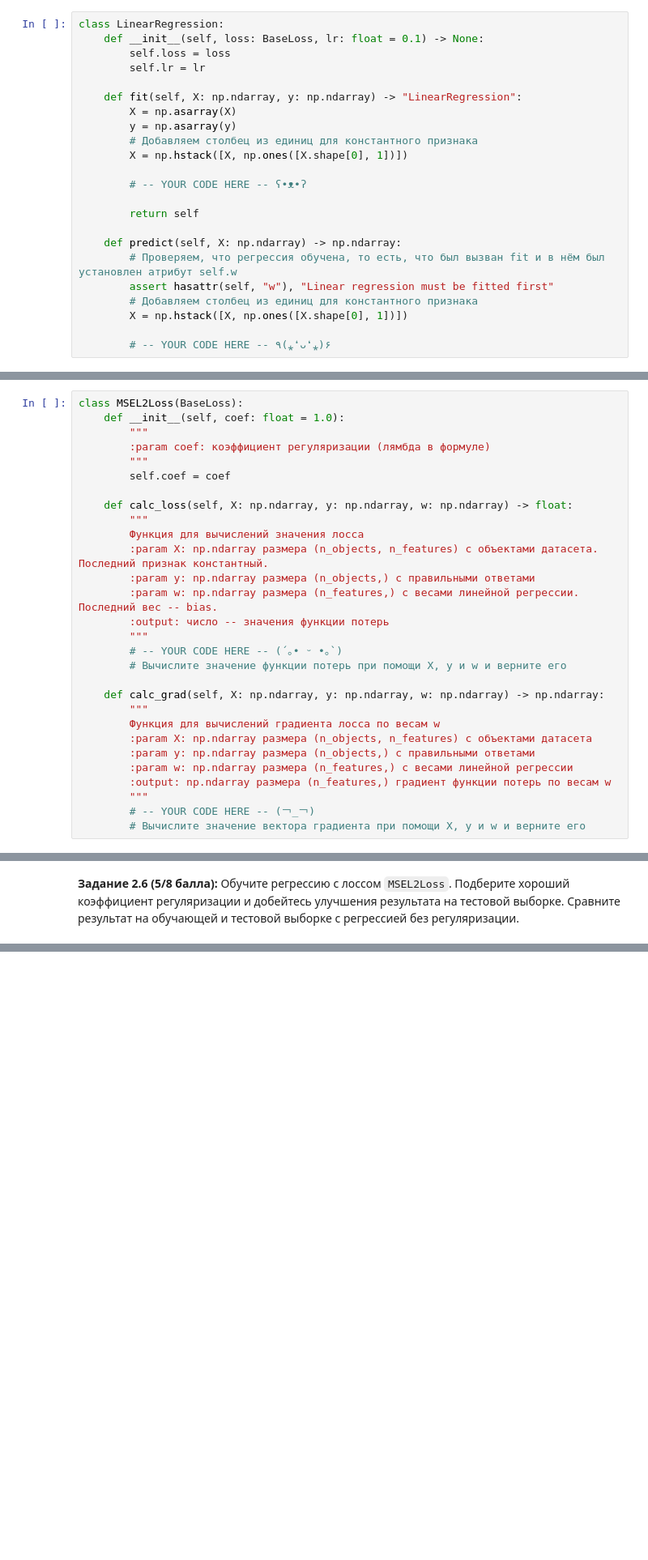
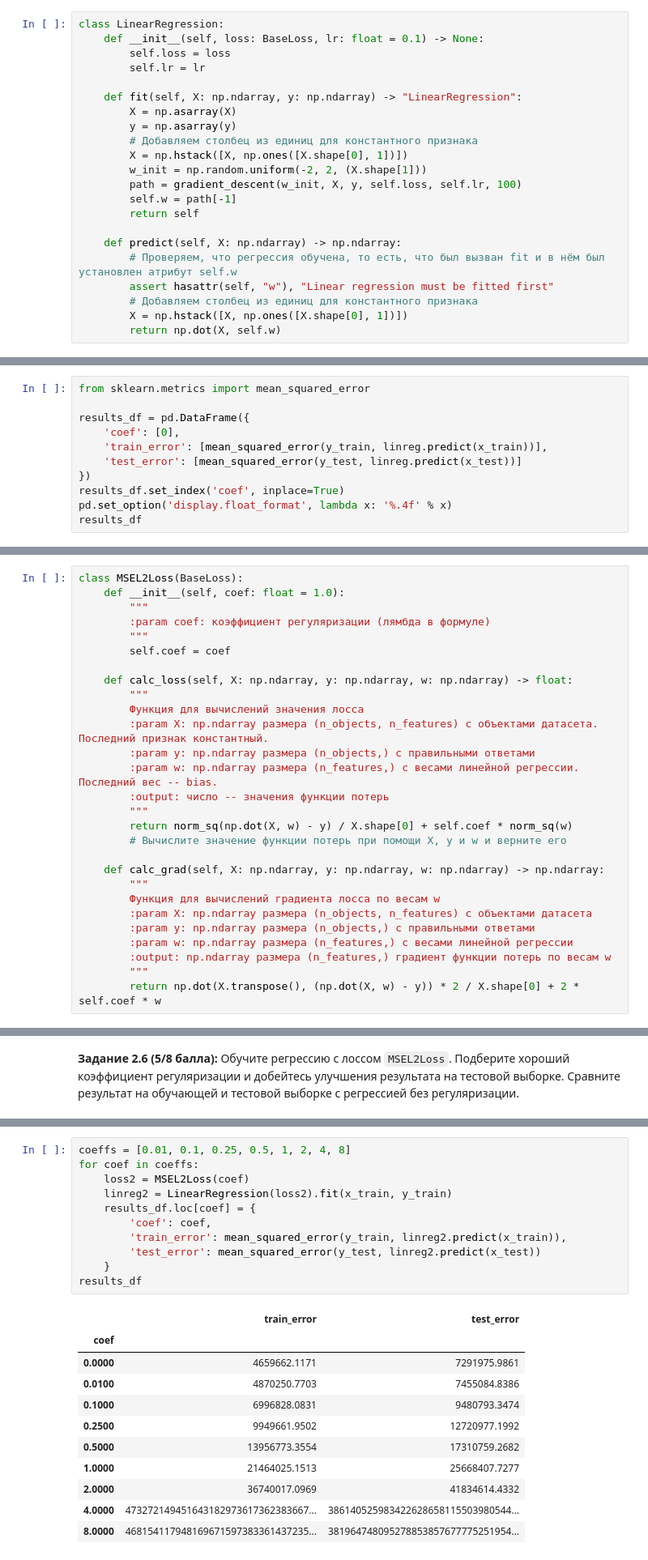
Before and after one commit to Bosbobos/IAD, a Jupyter notebook: MachineLeariningBasics/hw05_gd/hw05_gd.ipynb, the cells around one changed output, grey strips where cells are left out. Shown at 81% size. Cells and saved outputs as stored; diff of their text form; blank space fills up the shorter version.

```diff
--- a/MachineLeariningBasics/hw05_gd/hw05_gd.ipynb
+++ b/MachineLeariningBasics/hw05_gd/hw05_gd.ipynb
@@ -494,9 +499,9 @@ class LinearRegression:
         y = np.asarray(y)
         # Добавляем столбец из единиц для константного признака
         X = np.hstack([X, np.ones([X.shape[0], 1])])
-
-        # -- YOUR CODE HERE -- ʕ•ᴥ•ʔ
-
+        w_init = np.random.uniform(-2, 2, (X.shape[1]))
+        path = gradient_descent(w_init, X, y, self.loss, self.lr, 100)
+        self.w = path[-1]
         return self
 
     def predict(self, X: np.ndarray) -> np.ndarray:
@@ -504,8 +509,7 @@ class LinearRegression:
         assert hasattr(self, "w"), "Linear regression must be fitted first"
         # Добавляем столбец из единиц для константного признака
         X = np.hstack([X, np.ones([X.shape[0], 1])])
-
-        # -- YOUR CODE HERE -- ٩(⁎❛ᴗ❛⁎)۶
+        return np.dot(X, self.w)
 # %% [markdown]
 Теперь у нас есть наш класс линейной регрессии. Более того, мы можем управлять тем, какую функцию потерь мы оптимизируем, просто передавая разные классы в параметр `loss` при инициализации.
 
@@ -552,0 +590,11 @@ from sklearn.metrics import mean_squared_error
+# %%
+from sklearn.metrics import mean_squared_error
+
+results_df = pd.DataFrame({
+    'coef': [0],
+    'train_error': [mean_squared_error(y_train, linreg.predict(x_train))],
+    'test_error': [mean_squared_error(y_test, linreg.predict(x_test))]
+})
+results_df.set_index('coef', inplace=True)
+pd.set_option('display.float_format', lambda x: '%.4f' % x)
+results_df
@@ -593,7 +645,7 @@ class MSEL2Loss(BaseLoss):
         :param w: np.ndarray размера (n_features,) с весами линейной регрессии. Последний вес -- bias.
         :output: число -- значения функции потерь
         """
-        # -- YOUR CODE HERE -- (´｡• ᵕ •｡`)
+        return norm_sq(np.dot(X, w) - y) / X.shape[0] + self.coef * norm_sq(w)
         # Вычислите значение функции потерь при помощи X, y и w и верните его
 
     def calc_grad(self, X: np.ndarray, y: np.ndarray, w: np.ndarray) -> np.ndarray:
@@ -604,8 +656,7 @@ class MSEL2Loss(BaseLoss):
         :param w: np.ndarray размера (n_features,) с весами линейной регрессии
         :output: np.ndarray размера (n_features,) градиент функции потерь по весам w
         """
-        # -- YOUR CODE HERE -- (￢_￢)
-        # Вычислите значение вектора градиента при помощи X, y и w и верните его
+        return np.dot(X.transpose(), (np.dot(X, w) - y)) * 2 / X.shape[0] + 2 * self.coef * w
 # %% [markdown]
 Теперь мы можем использовать лосс с l2 регуляризацией в нашей регрессии, например, так:
 # %%
@@ -616,0 +666,23 @@ linear_regression = LinearRegression(MSEL2Loss(0.1))
+# %%
+coeffs = [0.01, 0.1, 0.25, 0.5, 1, 2, 4, 8]
+for coef in coeffs:
+    loss2 = MSEL2Loss(coef)
+    linreg2 = LinearRegression(loss2).fit(x_train, y_train)
+    results_df.loc[coef] = {
+        'coef': coef,
+        'train_error': mean_squared_error(y_train, linreg2.predict(x_train)),
+        'test_error': mean_squared_error(y_test, linreg2.predict(x_test))
+    }
+results_df
+# %% [output]
+|  | train_error | test_error |
+| coef |  |  |
+| 0.0000 | 4659662.1171 | 7291975.9861 |
+| 0.0100 | 4870250.7703 | 7455084.8386 |
+| 0.1000 | 6996828.0831 | 9480793.3474 |
+| 0.2500 | 9949661.9502 | 12720977.1992 |
+| 0.5000 | 13956773.3554 | 17310759.2682 |
+| 1.0000 | 21464025.1513 | 25668407.7277 |
+| 2.0000 | 36740017.0969 | 41834614.4332 |
+| 4.0000 | 473272149451643182973617362383667... | 386140525983422628658115503980544... |
+| 8.0000 | 468154117948169671597383361437235... | 381964748095278853857677775251954... |
```
Also changed, not shown: parts of 16 cells of this notebook, 1 other file.
